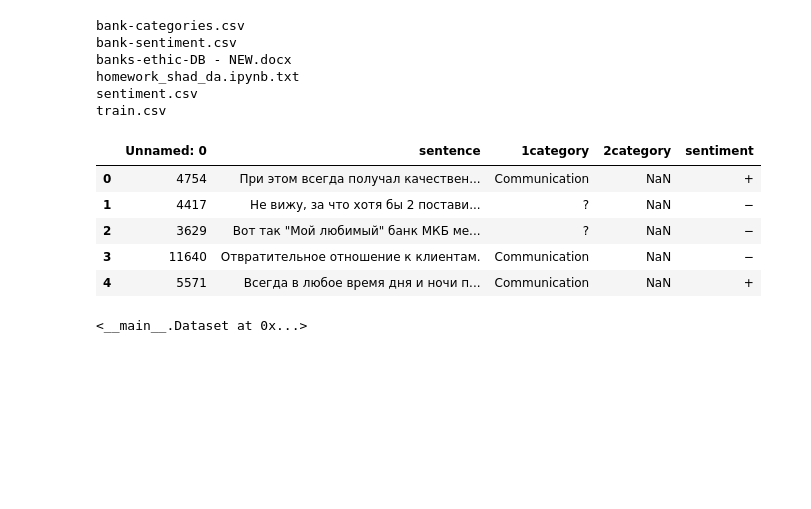
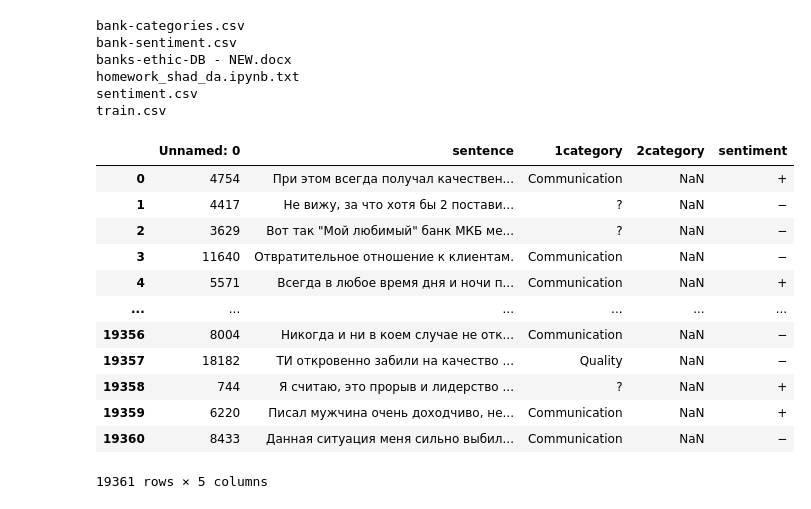
Before and after one commit to Kirill68rus/hse-hackaton, a Jupyter notebook: baseline_model/test.ipynb, the cells around one changed output. Saved outputs shown, nothing was run; the diff lists cells and outputs as text; code cells hidden in the pictures; blank space fills up the shorter version.

```diff
--- a/baseline_model/test.ipynb
+++ b/baseline_model/test.ipynb
@@ -61,14 +74,21 @@ train_df = pd.read_csv(DATA_PATH + 'train.csv')
 bank_categories_df = pd.read_csv(DATA_PATH + 'bank-sentiment.csv')
 bank_sentiment_df = pd.read_csv(DATA_PATH + 'bank-categories.csv')
 # %%
-train_df.head()
+train_df
 # %% [output]
 |  | Unnamed: 0 | sentence | 1category | 2category | sentiment |
 | 0 | 4754 | При этом всегда получал качествен... | Communication | NaN | + |
 | 1 | 4417 | Не вижу, за что хотя бы 2 постави... | ? | NaN | − |
 | 2 | 3629 | Вот так "Мой любимый" банк МКБ ме... | ? | NaN | − |
 | 3 | 11640 | Отвратительное отношение к клиентам. | Communication | NaN | − |
 | 4 | 5571 | Всегда в любое время дня и ночи п... | Communication | NaN | + |
+| ... | ... | ... | ... | ... | ... |
+| 19356 | 8004 | Никогда и ни в коем случае не отк... | Communication | NaN | − |
+| 19357 | 18182 | ТИ откровенно забили на качество ... | Quality | NaN | − |
+| 19358 | 744 | Я считаю, это прорыв и лидерство ... | ? | NaN | + |
+| 19359 | 6220 | Писал мужчина очень доходчиво, не... | Communication | NaN | + |
+| 19360 | 8433 | Данная ситуация меня сильно выбил... | Communication | NaN | − |
+19361 rows × 5 columns
 # %%
 # indexes = np.arange(train_df.shape[0])
 # np.random.shuffle(indexes)
@@ -118,7 +144,3 @@ class Dataset(Dataset):
         return self.data.shape[0]
 # %%
 dataset = Dataset(data, 'sentence', 'sentiment', tokenizer)
-# %%
-dataset
-# %% [output]
-<__main__.Dataset at 0x...>
```
Also changed, not shown: parts of 20 cells of this notebook.
